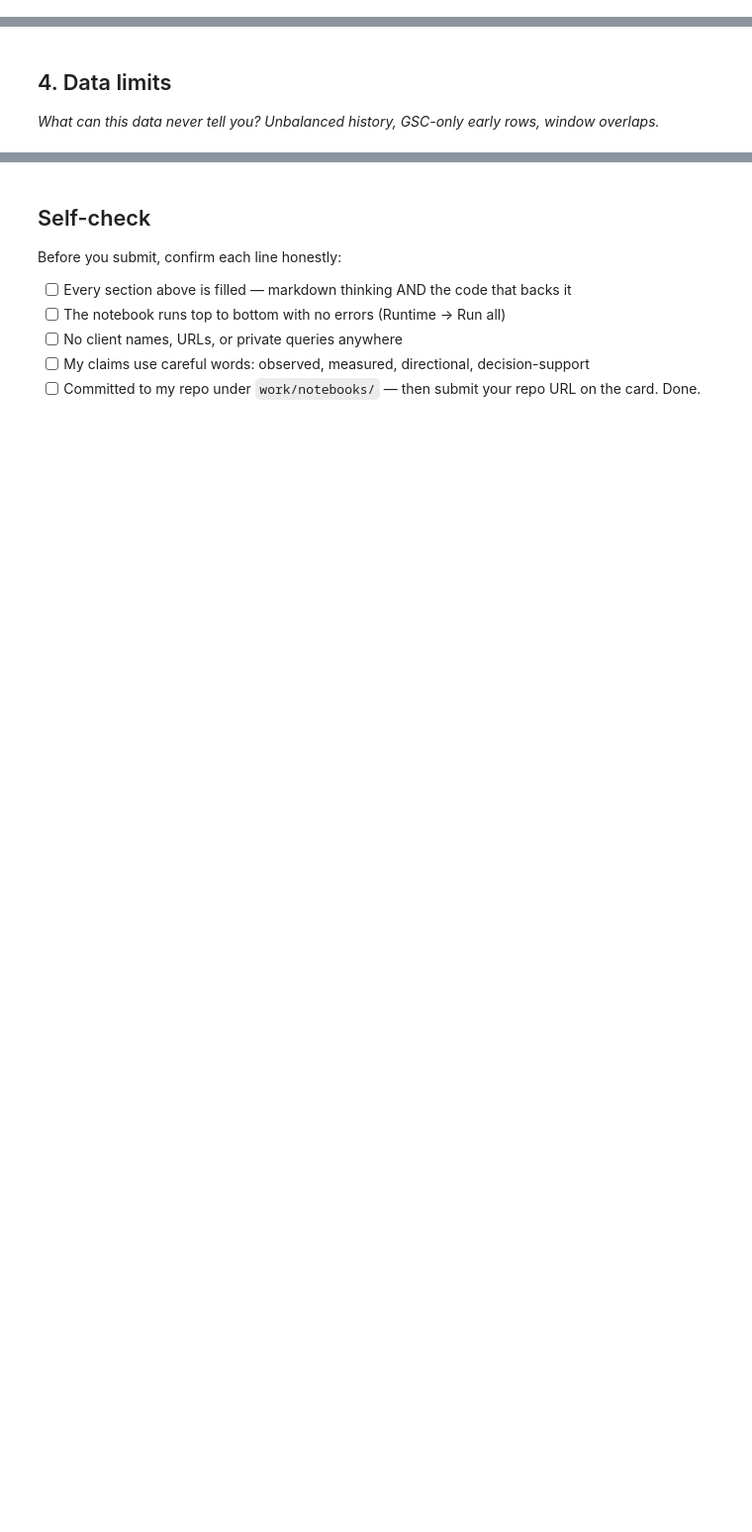
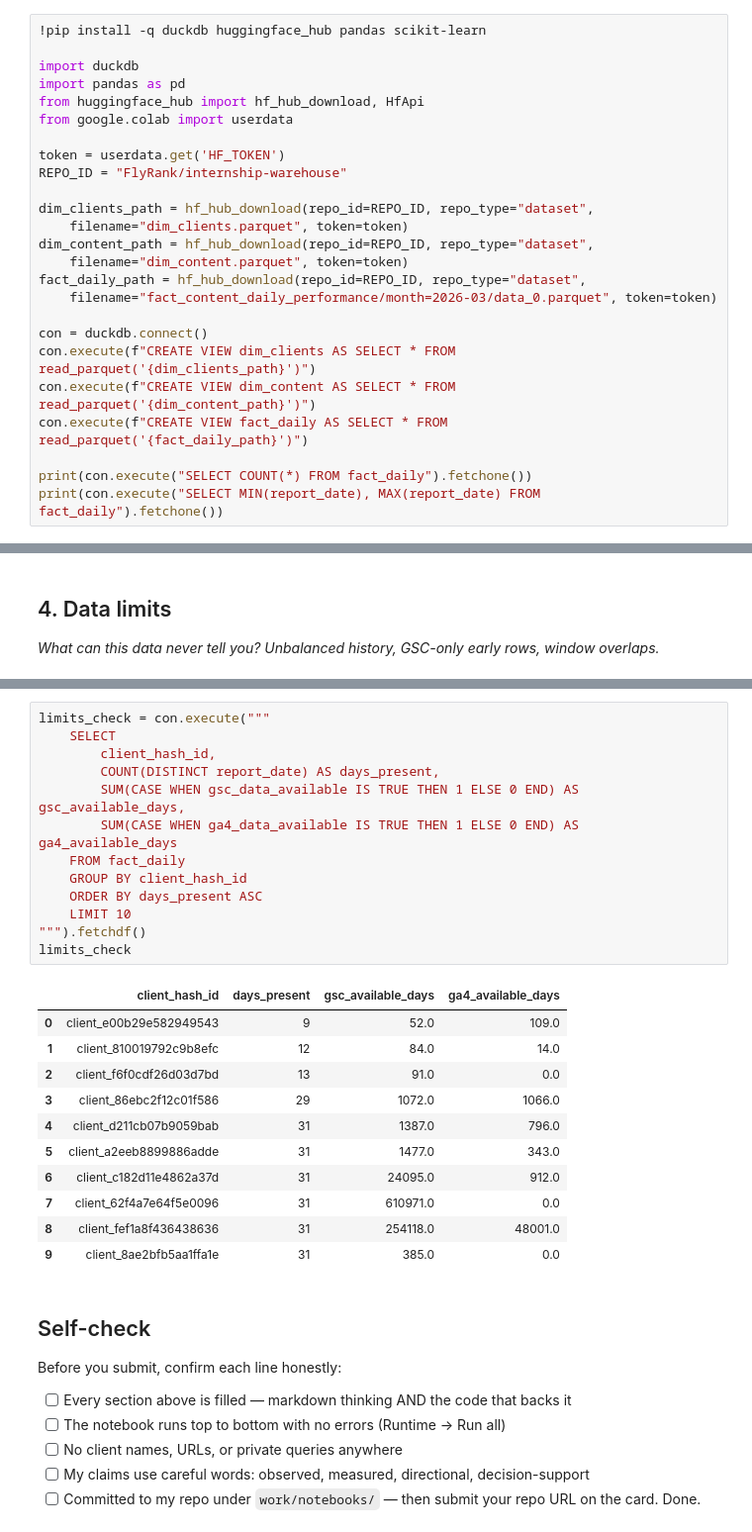
Before and after one commit to shahzamanjatoi/flyrank-ml-internship, a Jupyter notebook: work/notebooks/w03_data_contract.ipynb, the cells around one changed output, grey strips where cells are left out. Shown at 99% size. Cells and saved outputs as stored; diff of their text form; blank space fills up the shorter version.

```diff
--- a/work/notebooks/w03_data_contract.ipynb
+++ b/work/notebooks/w03_data_contract.ipynb
@@ -6,3 +8,28 @@
 This skeleton is yours to fill. Work the sections **in order** — each one has a one-line hint. Simple words, honest numbers.
 
 > Working with an AI assistant? Tell it to read `skills/README.md` first and load the one skill this assignment names on its card.
+# %%
+!pip install -q duckdb huggingface_hub pandas scikit-learn
+
+import duckdb
+import pandas as pd
+from huggingface_hub import hf_hub_download, HfApi
+from google.colab import userdata
+
+token = userdata.get('HF_TOKEN')
+REPO_ID = "FlyRank/internship-warehouse"
+
+dim_clients_path = hf_hub_download(repo_id=REPO_ID, repo_type="dataset",
+    filename="dim_clients.parquet", token=token)
+dim_content_path = hf_hub_download(repo_id=REPO_ID, repo_type="dataset",
+    filename="dim_content.parquet", token=token)
+fact_daily_path = hf_hub_download(repo_id=REPO_ID, repo_type="dataset",
+    filename="fact_content_daily_performance/month=2026-03/data_0.parquet", token=token)
+
+con = duckdb.connect()
+con.execute(f"CREATE VIEW dim_clients AS SELECT * FROM read_parquet('{dim_clients_path}')")
+con.execute(f"CREATE VIEW dim_content AS SELECT * FROM read_parquet('{dim_content_path}')")
+con.execute(f"CREATE VIEW fact_daily AS SELECT * FROM read_parquet('{fact_daily_path}')")
+
+print(con.execute("SELECT COUNT(*) FROM fact_daily").fetchone())
+print(con.execute("SELECT MIN(report_date), MAX(report_date) FROM fact_daily").fetchone())
@@ -37,3 +173,28 @@ This skeleton is yours to fill. Work the sections **in order** — each one has
+# %%
+limits_check = con.execute("""
+    SELECT
+        client_hash_id,
+        COUNT(DISTINCT report_date) AS days_present,
+        SUM(CASE WHEN gsc_data_available IS TRUE THEN 1 ELSE 0 END) AS gsc_available_days,
+        SUM(CASE WHEN ga4_data_available IS TRUE THEN 1 ELSE 0 END) AS ga4_available_days
+    FROM fact_daily
+    GROUP BY client_hash_id
+    ORDER BY days_present ASC
+    LIMIT 10
+""").fetchdf()
+limits_check
+# %% [output]
+|  | client_hash_id | days_present | gsc_available_days | ga4_available_days |
+| 0 | client_e00b29e582949543 | 9 | 52.0 | 109.0 |
+| 1 | client_810019792c9b8efc | 12 | 84.0 | 14.0 |
+| 2 | client_f6f0cdf26d03d7bd | 13 | 91.0 | 0.0 |
+| 3 | client_86ebc2f12c01f586 | 29 | 1072.0 | 1066.0 |
+| 4 | client_d211cb07b9059bab | 31 | 1387.0 | 796.0 |
+| 5 | client_a2eeb8899886adde | 31 | 1477.0 | 343.0 |
+| 6 | client_c182d11e4862a37d | 31 | 24095.0 | 912.0 |
+| 7 | client_62f4a7e64f5e0096 | 31 | 610971.0 | 0.0 |
+| 8 | client_fef1a8f436438636 | 31 | 254118.0 | 48001.0 |
+| 9 | client_8ae2bfb5aa1ffa1e | 31 | 385.0 | 0.0 |
 # %% [markdown]
 ## Self-check
 
```
Also changed, not shown: parts of 17 cells of this notebook.
